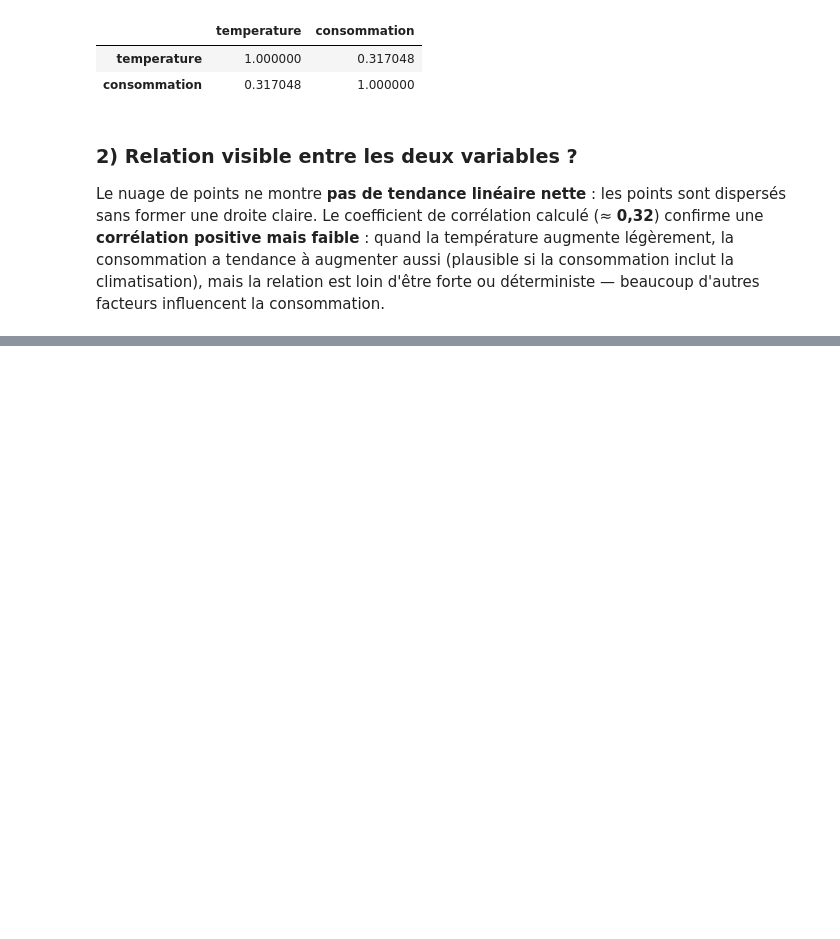
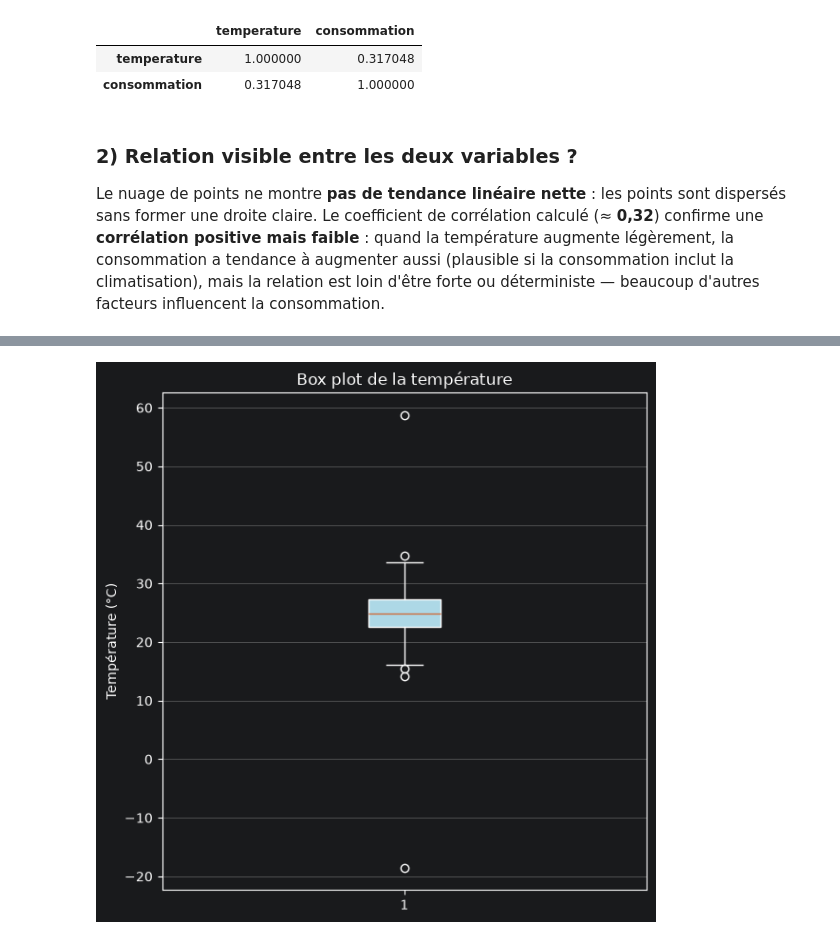
Before and after one commit to massamba0809/atelier_matplotlib_iot, a Jupyter notebook: notebooks/atelier_matplotlib_iot.ipynb, the cells around one changed output, grey strips where cells are left out. Saved outputs shown, nothing was run; the diff lists cells and outputs as text; code cells hidden in the pictures; blank space fills up the shorter version.

Commit message:
Partie 5 : box plots température et consommation

```diff
--- a/notebooks/atelier_matplotlib_iot.ipynb
+++ b/notebooks/atelier_matplotlib_iot.ipynb
@@ -229,0 +234,11 @@ d'être forte ou déterministe — beaucoup d'autres facteurs influencent la con
+# %%
+plt.figure(figsize=(6, 6))
+plt.boxplot(df["temperature"].dropna(), vert=True, patch_artist=True,
+            boxprops=dict(facecolor="lightblue"))
+plt.title("Box plot de la température")
+plt.ylabel("Température (°C)")
+plt.grid(axis="y")
+plt.tight_layout()
+plt.show()
+# %% [output]
+[figure, added]
```
Also changed, not shown: parts of 5 cells of this notebook.
